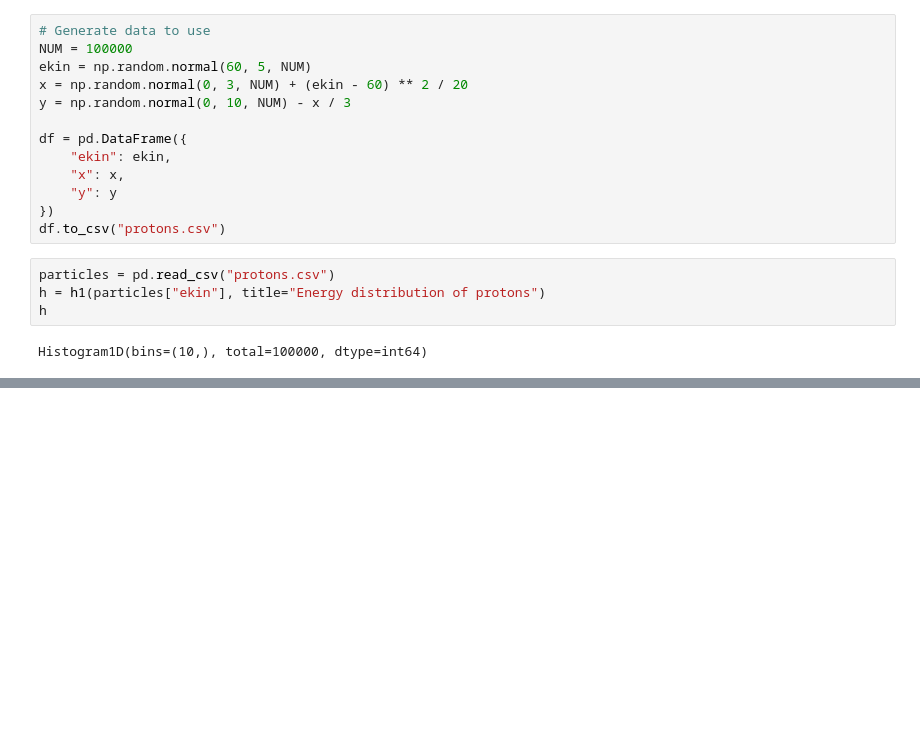
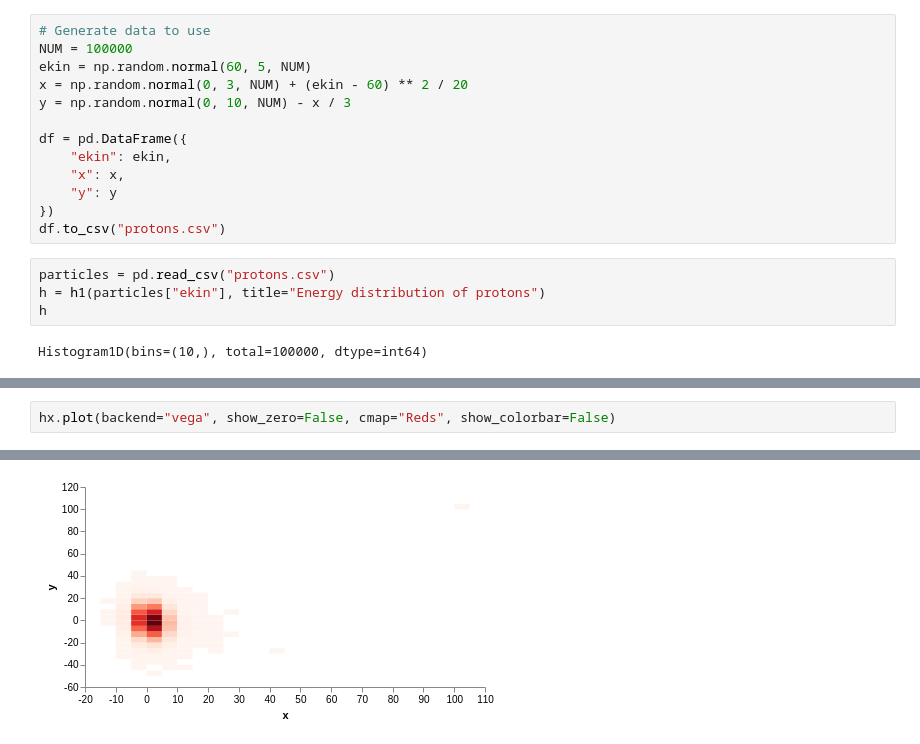
Before and after one commit to janpipek/physt-diana-hep-talk2018, a Jupyter notebook: Examples.ipynb, the cells around one changed output, grey strips where cells are left out. Cells and saved outputs as stored; diff of their text form; blank space fills up the shorter version.

Commit message:
Vega included

```diff
--- a/Examples.ipynb
+++ b/Examples.ipynb
@@ -70,0 +100,3 @@ h2(df["x"], df["y"], 100).plot("image", cmap="rainbow")
+# %%
+hx.plot(backend="vega", show_zero=False, cmap="Reds", show_colorbar=False)
+# %% [output]
@@ -70,0 +104 @@ h2(df["x"], df["y"], 100).plot("image", cmap="rainbow")
+[figure, added]
```
Also changed, not shown: parts of 18 cells of this notebook, 3 other files.
